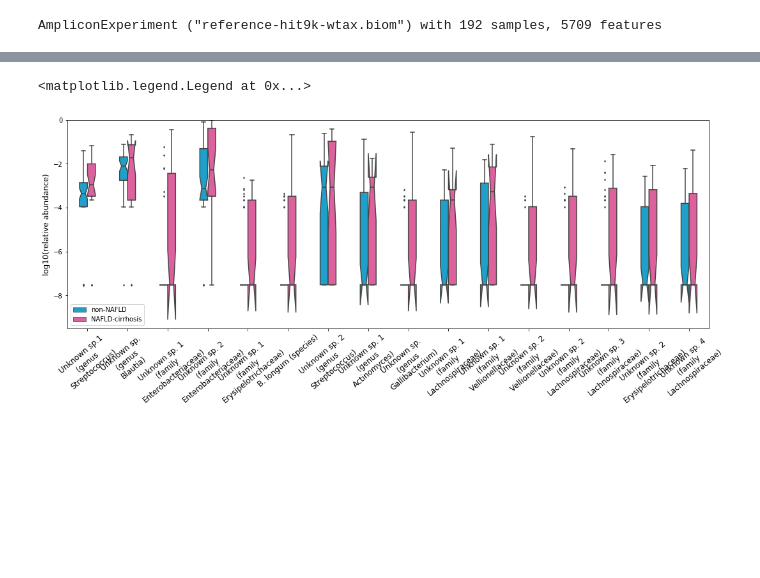
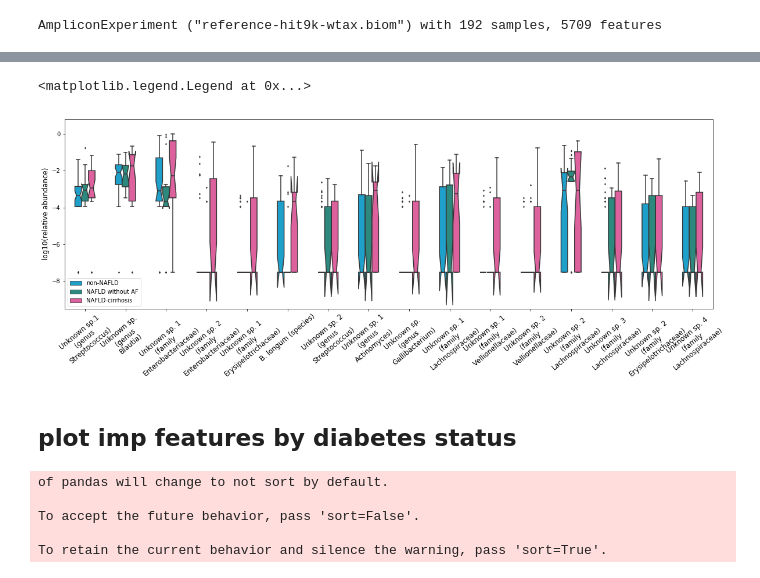
Before and after one commit to knightlab-analyses/familial-cirrhosis, a Jupyter notebook: RandomForest_Advanced_Fibrosis_classification.ipynb, the cells around one changed output, grey strips where cells are left out. Drawn from its saved outputs; the diff is of its cells as text; code cells hidden in the pictures; blank space fills up the shorter version.

```diff
--- a/RandomForest_Advanced_Fibrosis_classification.ipynb
+++ b/RandomForest_Advanced_Fibrosis_classification.ipynb
@@ -471,3 +680,13 @@ def plot_diff(res, impf, exp):
+# %%
+def diff_imp_intersect(res, impf):
+
+    import pandas as pd
+    diff = res.copy()
+    # keep important features
+    diff.drop([seq for seq in diff.index if seq not in list(impf.index)], inplace=True)
+    diff['imp.score'] = [impf.loc[seq, 'imp.score'] for seq in diff.index]
+
+    return diff
 # %%
 def diff_ab(expf, colname, v1, v2):
 
@@ -503,6 +776,6 @@ def diff_ab(expf, colname, v1, v2):
 # %%
 # load all samples and features
-exp = ca.read_amplicon('../reference-hit9k-wtax.biom', '../all_qiime_mapping_complete_corr_CC.txt',
+exp = ca.read_amplicon('reference-hit9k-wtax.biom', 'all_qiime_mapping_complete_corr_CC_28_09.txt',
                        normalize=1, min_reads=None)
 print(exp)
 # %% [output]
@@ -510,5 +837,7 @@ AmpliconExperiment ("reference-hit9k-wtax.biom") with 192 samples, 5709 features
 # %%
-# filter exp to keep G1P and G2P only
-expf = exp.filter_by_metadata('groups', ['G1P', 'G3P'], axis=0, negate=False)
-expf.sample_metadata.groups.value_counts()
+# to plot important features for G1P vs. G3P classification
+expf = exp.filter_by_metadata('groups', ['G1P','G2P', 'G3P'], axis=0, negate=False)
+# differential abundance test between NAFLD controls and NAFLD-cirrhosis
+res4 = diff_ab(expf, 'groups', 'G1P', 'G3P')
+toplot1, toplot2 = plot_diff(res4, seqs, expf)
 # %% [output]
@@ -518,5 +857,0 @@ Name: groups, dtype: int64
-# %%
-res = diff_ab(expf, 'groups', 'G1P', 'G3P')
-# save means, p-values, effect size etc. for each microbial feature in the study
-res.to_csv('../tables/diff_16S_G1PvG3P.csv', sep=',', index=False)
-toplot1, toplot2 = plot_diff(res, seqs, expf)
@@ -567,33 +887,33 @@ fig.savefig('../figures/imp_features_G1PvG3P_G1P.pdf', bbox_to_inches='tight')
 # %%
-fig, ax = plt.subplots(figsize=(18, 6))
-fig = sns.boxplot(x='feature', y='log10(abundance)',hue='groups', hue_order=['G1P', 'G3P'],
-            palette={'G1P':'#01AEE8','G3P':'#F04D9C'},
-            data=toplot2, ax=ax, width=0.4, notch=True, fliersize=2)
-plt.ylim(-9.5, 0.01)
+fig, ax = plt.subplots(figsize=(20, 6))
+fig = sns.boxplot(x='feature', y='log10(abundance)',hue='groups', hue_order=['G1P', 'G2P', 'G3P'],
+            palette={'G1P':'#01AEE8','G2P':'#1E988A','G3P':'#F04D9C'},
+            data=toplot2, ax=ax, width=0.5, notch=True, fliersize=2)
+plt.ylim(-9.5, 0.8)
 ax.set_ylabel('log10(relative abundance)', fontsize=12)
 ax.set_xlabel('')
 ax.set_xticklabels(rotation=40, labels=['Unknown sp.1\n(genus\nStreptococcus)',
                                        'Unknown sp. \n(genus\nBlautia)',
                                        'Unknown sp. 1\n(family\nEnterobacteriaceae)',
                                        'Unknown sp. 2\n(family\nEnterobacteriaceae)',
                                        'Unknown sp. 1\n(family\nErysipelotrichaceae)',
                                        'B. longum (species)',
                                        'Unknown sp. 2\n(genus\nStreptococcus)',
                                        'Unknown sp. 1\n(genus\nActinomyces)',
                                        'Unknown sp. \n(genus\nGallibacterium)',
                                        'Unknown sp. 1\n(family\nLachnospiraceae)',
                                        'Unknown sp. 1\n(family\nVellionellaceae)',
                                        'Unknown sp. 2\n(family\nVellionellaceae)',
                                        'Unknown sp. 2\n(family\nLachnospiraceae)',
                                        'Unknown sp. 3\n(family\nLachnospiraceae)',
                                        'Unknown sp. 2\n(family\nErysipelotrichaceae)',
                                        'Unknown sp. 4\n(family\nLachnospiraceae)'], fontsize=12)
 
 handles, _ = fig.get_legend_handles_labels()
-fig.legend(handles, ["non-NAFLD", "NAFLD-cirrhosis"],loc='lower left')
+fig.legend(handles, ["non-NAFLD", "NAFLD without AF", "NAFLD-cirrhosis"],loc='lower left')
 # %% [output]
 <matplotlib.legend.Legend at 0x...>
-[figure, old version]
+[figure, new version]
 # %%
 fig = fig.get_figure()
 fig.tight_layout()
@@ -600,0 +921,20 @@ fig.savefig('../figures/imp_features_G1PvG3P_G3P.pdf', bbox_to_inches='tight')
+# %% [markdown]
+## plot imp features by diabetes status
+# %%
+# filter to keep G1P and G2P only
+expf = exp.filter_by_metadata('diabetes_t2', ['0', '1'], axis=0, negate=False)
+
+# differential abundance test between diabetes = 0 and 1
+res1 = diff_ab(expf, 'diabetes_t2', '0', '1')
+# save means, p-values, effect size etc. for each microbial feature in the study
+res1.to_csv('tables/diff_16S_all_T2D_0_1.csv', sep=',', index=False)
+
+# save intersection with important features for G1P vs. G3P classification
+diff = diff_imp_intersect(res1, seqs)
+diff.to_csv('tables/diff_imp_16S_all_T2D_0_1.csv', sep=',', index=False)
+# %% [output]
+of pandas will change to not sort by default.
+
+To accept the future behavior, pass 'sort=False'.
+
+To retain the current behavior and silence the warning, pass 'sort=True'.
```
Also changed, not shown: parts of 65 cells of this notebook, 2 other files.
